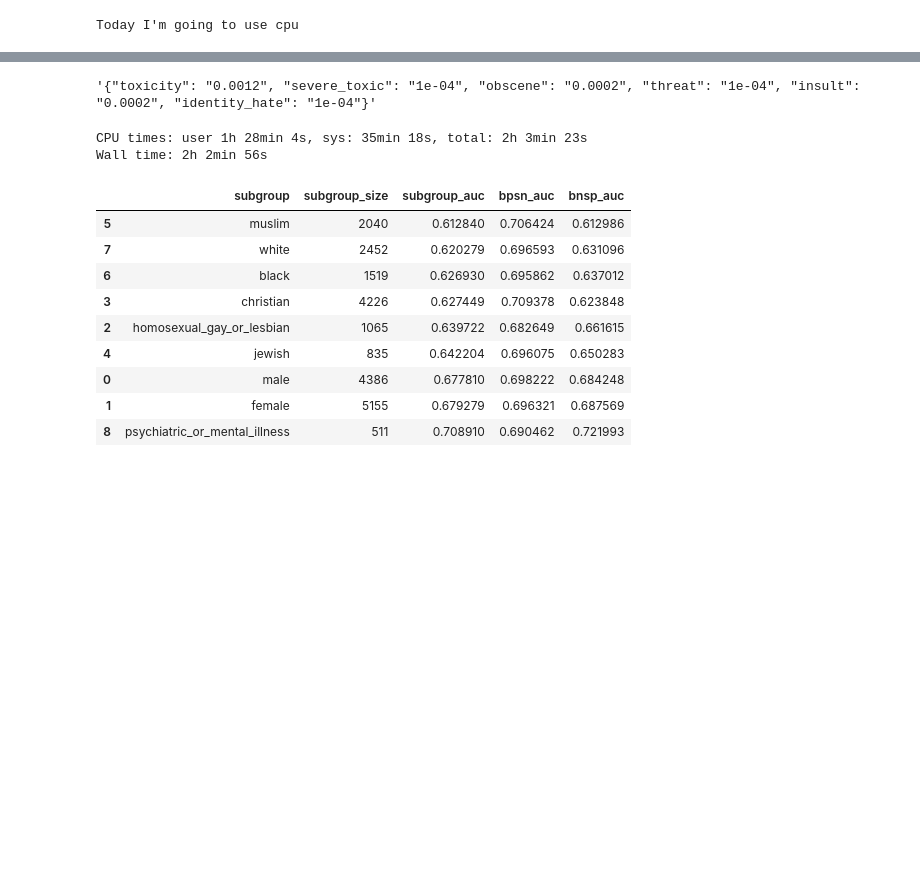
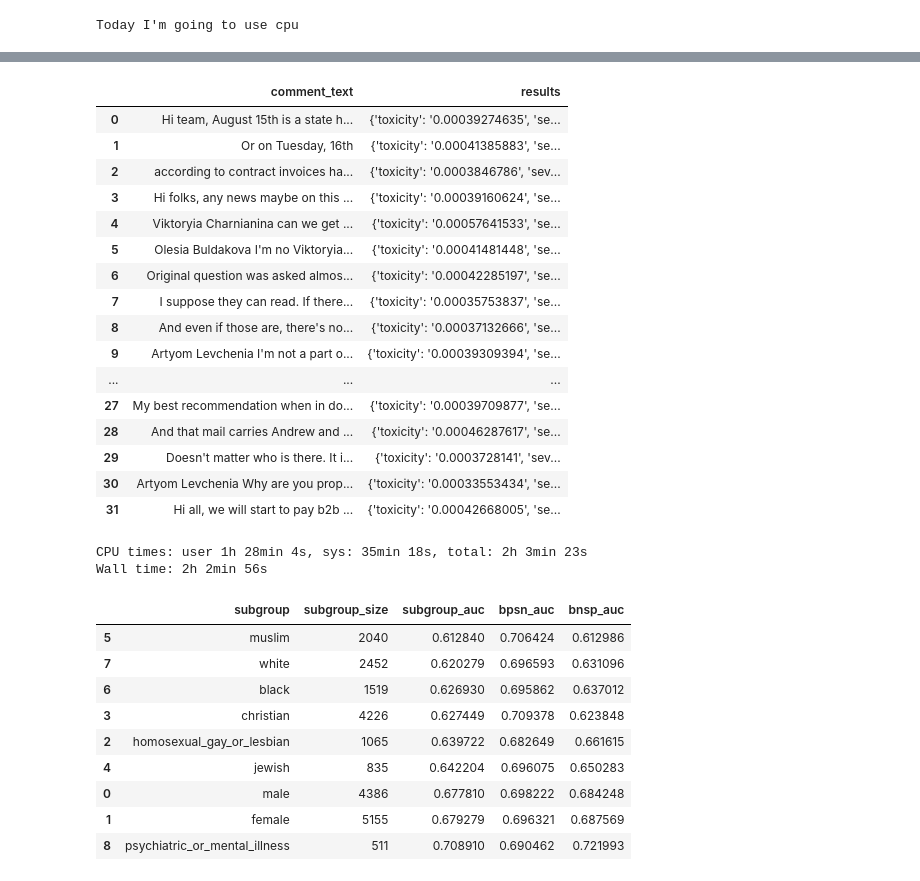
Before and after one commit to kosmobiker/sagemaker_exp, a Jupyter notebook: src/unitary_toxicbert.ipynb, the cells around one changed output, grey strips where cells are left out. Saved outputs shown, nothing was run; the diff lists cells and outputs as text; code cells hidden in the pictures; blank space fills up the shorter version.

Commit message:
changes to model

```diff
--- a/src/unitary_toxicbert.ipynb
+++ b/src/unitary_toxicbert.ipynb
@@ -26,9 +26,12 @@ warnings.simplefilter(action='ignore', category=FutureWarning)
 device = torch.device("cuda:0" if torch.cuda.is_available() else "cpu")
 print(f"Today I'm going to use {device.type}")
 
-model_name = 'unitary/toxic-bert'
+model_name = 'unitary/unbiased-toxic-roberta'
 
-model = AutoModelForSequenceClassification.from_pretrained(model_name, cache_dir = '../tmp/AutoModel')
+model = AutoModelForSequenceClassification.from_pretrained(model_name, cache_dir = '../tmp/AutoModel', return_dict=False)
 tokenizer = AutoTokenizer.from_pretrained(model_name, cache_dir = '../tmp/AutoTokenizer')
 # %% [output]
 Today I'm going to use cpu
+# %%
+model_config = AutoConfig.from_pretrained(model_name)
+model_config
@@ -34,0 +56,3 @@ Today I'm going to use cpu
+# %%
+labels = {k: v for k, v in sorted(model_config.label2id.items(), key=lambda item: item[1])}.keys()
+labels
@@ -55,16 +81,11 @@ godel_test_comments['comment_text'] = godel_test_comments['comment_text'].apply(
 sigmoid = torch.nn.Sigmoid()
 # %%
 def predict_toxicity(text):
-    inputs = tokenizer(text, padding="max_length", truncation=True, return_tensors="pt").to(device)
+    inputs = tokenizer(text, max_length=512, padding="max_length",
+                       truncation=True, add_special_tokens = True,
+                       return_tensors="pt").to(device)
     with torch.no_grad():
         model.to(device)
-        outputs = model(**inputs).logits
-    probas = np.around(sigmoid(outputs).cpu().detach().numpy(), 4).astype('str')
-    return [{
-        'toxicity': i[0],
-        'severe_toxic': i[1],
-        'obscene': i[2],
-        'threat': i[3],
-        'insult': i[4],
-        'identity_hate': i[5]}
-     for i in probas]
+        outputs = model(**inputs)[0][0]
+    probas = sigmoid(outputs).cpu().detach().numpy().astype('str')
+    return dict(zip(labels, probas))
@@ -77,7 +117,23 @@ Wall time: 18 s
 # %%
-json.dumps(godel_test_comments['results'][5][0])
+godel_test_comments
 # %% [output]
-'{"toxicity": "0.0012", "severe_toxic": "1e-04", "obscene": "0.0002", "threat": "1e-04", "insult": "0.0002", "identity_hate": "1e-04"}'
+|  | comment_text | results |
+| 0 | Hi team, August 15th is a state h... | {'toxicity': '0.00039274635', 'se... |
+| 1 | Or on Tuesday, 16th | {'toxicity': '0.00041385883', 'se... |
+| 2 | according to contract invoices ha... | {'toxicity': '0.0003846786', 'sev... |
+| 3 | Hi folks, any news maybe on this ... | {'toxicity': '0.00039160624', 'se... |
+| 4 | Viktoryia Charnianina can we get ... | {'toxicity': '0.00057641533', 'se... |
+| 5 | Olesia Buldakova I'm no Viktoryia... | {'toxicity': '0.00041481448', 'se... |
+| 6 | Original question was asked almos... | {'toxicity': '0.00042285197', 'se... |
+| 7 | I suppose they can read. If there... | {'toxicity': '0.00035753837', 'se... |
+| 8 | And even if those are, there's no... | {'toxicity': '0.00037132666', 'se... |
+| 9 | Artyom Levchenia I'm not a part o... | {'toxicity': '0.00039309394', 'se... |
+| ... | ... | ... |
+| 27 | My best recommendation when in do... | {'toxicity': '0.00039709877', 'se... |
+| 28 | And that mail carries Andrew and ... | {'toxicity': '0.00046287617', 'se... |
+| 29 | Doesn't matter who is there. It i... | {'toxicity': '0.0003728141', 'sev... |
+| 30 | Artyom Levchenia Why are you prop... | {'toxicity': '0.00033553434', 'se... |
+| 31 | Hi all, we will start to pay b2b ... | {'toxicity': '0.00042668005', 'se... |
 # %%
 BUCKET_NAME = 'sagemaker-godeltech'
 TEST_PATH = f"s3://{BUCKET_NAME}/data/test/test.csv"
```
Also changed, not shown: parts of 5 cells of this notebook.
